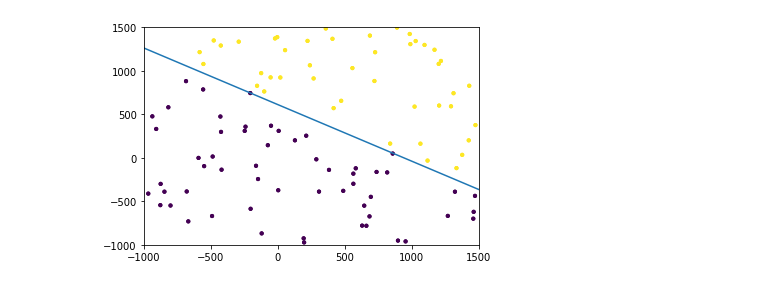
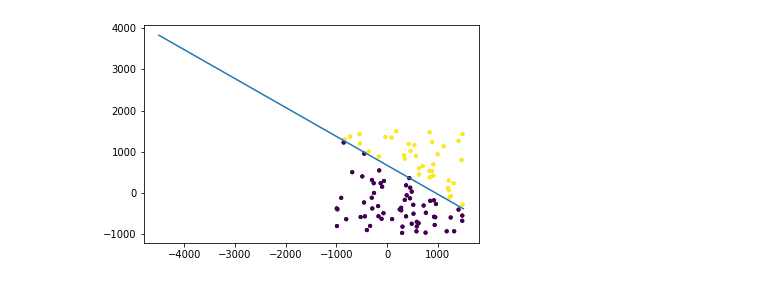
Before and after one commit to aliencaocao/IRS-ML, a Jupyter notebook: Linear Classification/Linear Classification.ipynb, the cells around one changed output. Cells and saved outputs as stored; diff of their text form; code cells hidden in the pictures.

```diff
--- a/Linear Classification/Linear Classification.ipynb
+++ b/Linear Classification/Linear Classification.ipynb
@@ -1,4 +1,5 @@
 # %%
+# Q1
 import tensorflow as tf
 import matplotlib.pyplot as plt
 import generator
@@ -11,7 +12,7 @@ x1, x2, yp = [], [], []  # for plotting
 
 class perceptron:
     def __call__(self, x):  # predicting function
-        return tf.reduce_sum(x * self.Weight, axis=-1) + self.Bias  # For actual prediction, add tf.math.sign
+        return tf.reduce_sum(x * self.Weight, axis=-1) + self.Bias # For actual prediction, add tf.math.sign
 
     def __init__(self):
         self.Weight = tf.Variable(0.0, shape=tf.TensorShape(None))  # initialize m to any shape
@@ -27,18 +28,20 @@ class perceptron:
         for i in range(x.shape[0]):
             x1 += [x[i].numpy()[0]]
             x2 += [x[i].numpy()[1]]
-            yp += [y[i]]
+            yp += [y[i].numpy()]
             pred = self(x)
             if (y[i] * pred[i]) <= 0:
                 error = y[i] - pred[i]
                 self.Weight.assign_add(x[i] * y[i])
-                self.Bias.assign_add(y[i] + error)
+                self.Bias.assign_add(y[i] * self.Weight[1])
         accuracy = self.acc(y, pred)
         print(f'Epoch: {epoch_count} Accuracy: {accuracy:.2f}%')
         return accuracy
 
 model = perceptron()
 x, y = next(gen)
+# x=tf.convert_to_tensor([[1, -665.6667], [1, -667.6667], [1, -4000.7] ], dtype=tf.float32)
+# y=tf.convert_to_tensor([1,-1,-1], dtype=tf.float32)
 model.Weight.assign([0.0] * x.shape[-1])
 for epoch_count in range(epochs):
     acc = model.train(x, y, epoch_count)
@@ -46,9 +49,7 @@ for epoch_count in range(epochs):
         break
 print(f'Weight: {model.Weight.numpy()}, Bias: {model.Bias.numpy()}')
 
-plt.plot([-1000, 1500], [(-model.Weight[0]/model.Weight[1]) * -1000 + (-model.Bias/model.Weight[1]), (-model.Weight[0]/model.Weight[1]) * 1500 + (-model.Bias/model.Weight[1])])
+plt.plot([-4100, 1500], [(-model.Weight[0]/model.Weight[1]) * -4100 + (-model.Bias/model.Weight[1]), (-model.Weight[0]/model.Weight[1]) * 1500 + (-model.Bias/model.Weight[1])])
 plt.scatter(x1[:200], x2[:200], c=yp[:200], s=10)  # Plot some points only
-plt.xlim([-1000, 1500])
-plt.ylim([-1000, 1500])
 plt.show()
 # %% [output]
@@ -58,4 +74,5 @@ Weight: [1514.173 2217.875], Bias: -1525268.75
 # %%
+# Q2
 import tensorflow as tf
 import matplotlib.pyplot as plt
 import generator
@@ -64,7 +81,7 @@ import math
 batch_size = 100
 gen = generator.gen(batch_size)
 epochs = 100
-regTerm = 1e-2
+regTerm = 5e-4
 lr = 1e-5
 x1, x2, yp = [], [], []  # for plotting
 
@@ -82,27 +99,29 @@ class LinearClassifier:
         return positiveCount/signs.shape[0]*100
 
     def loss(self, y, pred):
-        return tf.reduce_mean(tf.math.maximum(0, 1-y*pred) + regTerm * tf.norm(self.Weight, ord='euclidean'))  # tf.reduce_mean(max(0, 1-y*pred) + regTerm * tf.sqrt(self.Weight[0] ** 2 + self.Weight[1] ** 2) ** 2)
+        return tf.reduce_mean(tf.math.maximum(0, 1-y*pred) + regTerm * tf.norm(self.Weight, ord='euclidean')**2)  # tf.reduce_mean(max(0, 1-y*pred) + regTerm * tf.sqrt(self.Weight[0] ** 2 + self.Weight[1] ** 2) ** 2)
 
     def train(self, x, y, epoch_count, lr):
         global x1, x2, yp
         for i in range(0, x.shape[0]):
             x1 += [x[i].numpy()[0]]
             x2 += [x[i].numpy()[1]]
-            yp += [y[i]]
+            yp += [y[i].numpy()]
             with tf.GradientTape(persistent=True) as t: # persistent=True is needed if assigning dy_dWeight, dy_dBias in 2 lines. Limits the times u can call it to once
                 pred = self(x)
                 current_loss = self.loss(y, pred)
             dy_dWeight, dy_dBias = t.gradient(current_loss, [self.Weight, self.Bias])
             error = y[i] - pred[i]
             self.Weight.assign_sub(lr * dy_dWeight)
-            self.Bias.assign_sub(lr * (dy_dBias - error))
+            self.Bias.assign_sub(dy_dBias * self.Weight[1])
         accuracy = self.acc(y, pred)
         print(f'Epoch: {epoch_count} Accuracy: {accuracy:.2f}% Loss: {current_loss}')
         return accuracy
 
 model = LinearClassifier()
 x, y = next(gen)
+# x=tf.convert_to_tensor([[1, -665.6667], [1, -667.6667], [1, -4000.7]], dtype=tf.float32)
+# y=tf.convert_to_tensor([1,-1,-1], dtype=tf.float32)
 model.Weight.assign([1.0] * x.shape[-1])
 for epoch_count in range(epochs):
     acc = model.train(x, y, epoch_count, lr)
@@ -110,9 +129,7 @@ for epoch_count in range(epochs):
         break
 print(f'Weight: {model.Weight.numpy()}, Bias: {model.Bias.numpy()}')
 
-plt.plot([-1000, 1500], [(-model.Weight[0]/model.Weight[1]) * -1000 + (-model.Bias/model.Weight[1]), (-model.Weight[0]/model.Weight[1]) * 1500 + (-model.Bias/model.Weight[1])])
+plt.plot([-4500, 1500], [(-model.Weight[0]/model.Weight[1]) * -4500 + (-model.Bias/model.Weight[1]), (-model.Weight[0]/model.Weight[1]) * 1500 + (-model.Bias/model.Weight[1])])
 plt.scatter(x1[:200], x2[:200], c=yp[:200], s=10)  # Plot some points only
-plt.xlim([-1000, 1500])
-plt.ylim([-1000, 1500])
 plt.show()
 # %% [output]
@@ -136 +153 @@ Weight: [0.00713015 0.01096048], Bias: -6.7180938720703125
-[figure, old version]
+[figure, new version]
```
Also changed, not shown: parts of 2 cells of this notebook.
